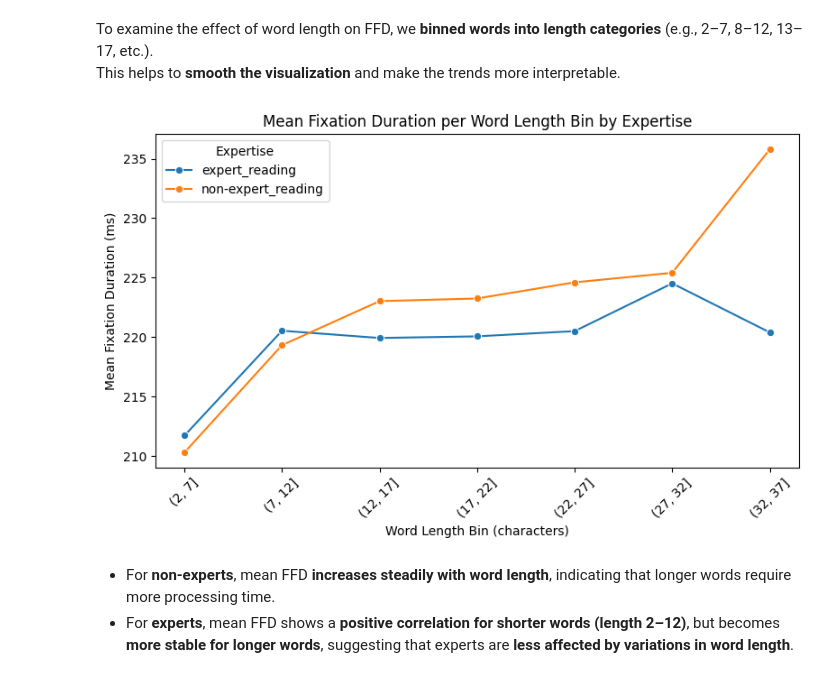
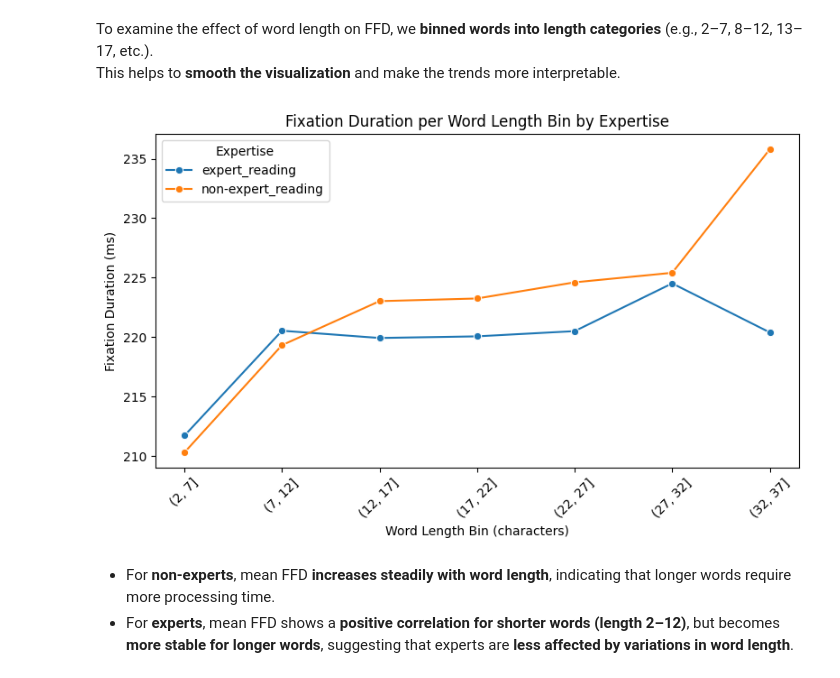
Before and after one commit to snamazova/potec_modelling, a Jupyter notebook: potec_modelling.ipynb, the cells around one changed output. Drawn from its saved outputs; the diff is of its cells as text; code cells hidden in the pictures.

```diff
--- a/potec_modelling.ipynb
+++ b/potec_modelling.ipynb
@@ -77,6 +87,7 @@ print(scanpath_df.columns.tolist())
 # select columns that are needed for explanatory analysis
 columns_needed = [
     "reader_id", "expert_reading_label", "reader_discipline_numeric",
+    "expert_reading_label_numeric",
     "text_id", "text_domain", "trial",
     "FFD", "RRT", "FPRT", "TFT",
     "fixation_duration", "Fix",
@@ -542,30 +554,30 @@ This helps to **smooth the visualization** and make the trends more interpretabl
 # %%
 # Create word length bins (e.g., 1–5, 6–10, 11–15, etc.)
 bin_edges = np.arange(scanpath_analysis_df['word_length'].min(), scanpath_analysis_df['word_length'].max() + 6, 5)
 scanpath_analysis_df['word_length_bin'] = pd.cut(scanpath_analysis_df['word_length'], bins=bin_edges)
 
 # Compute mean FFD per bin and expertise
 mean_ffd = scanpath_analysis_df.groupby(['expert_reading_label', 'word_length_bin'], observed=True)['fixation_duration'].mean().reset_index()
 
 # Plot
 plt.figure(figsize=(8,5))
 sns.lineplot(
     data=mean_ffd,
     x=mean_ffd['word_length_bin'].astype(str),
     y='fixation_duration',
     hue='expert_reading_label',
     marker='o'
 )
 
 plt.xticks(rotation=45)
 plt.xlabel("Word Length Bin (characters)")
-plt.ylabel("Mean Fixation Duration (ms)")
-plt.title("Mean Fixation Duration per Word Length Bin by Expertise")
+plt.ylabel("Fixation Duration (ms)")
+plt.title("Fixation Duration per Word Length Bin by Expertise")
 plt.legend(title="Expertise")
 plt.tight_layout()
 plt.show()
 # %% [output]
-[figure, old version]
+[figure, new version]
 # %% [markdown]
 - For **non-experts**, mean FFD **increases steadily with word length**, indicating that longer words require more processing time.
 - For **experts**, mean FFD shows a **positive correlation for shorter words (length 2–12)**, but becomes **more stable for longer words**, suggesting that experts are **less affected by variations in word length**.
```
Also changed, not shown: parts of 29 cells of this notebook.
